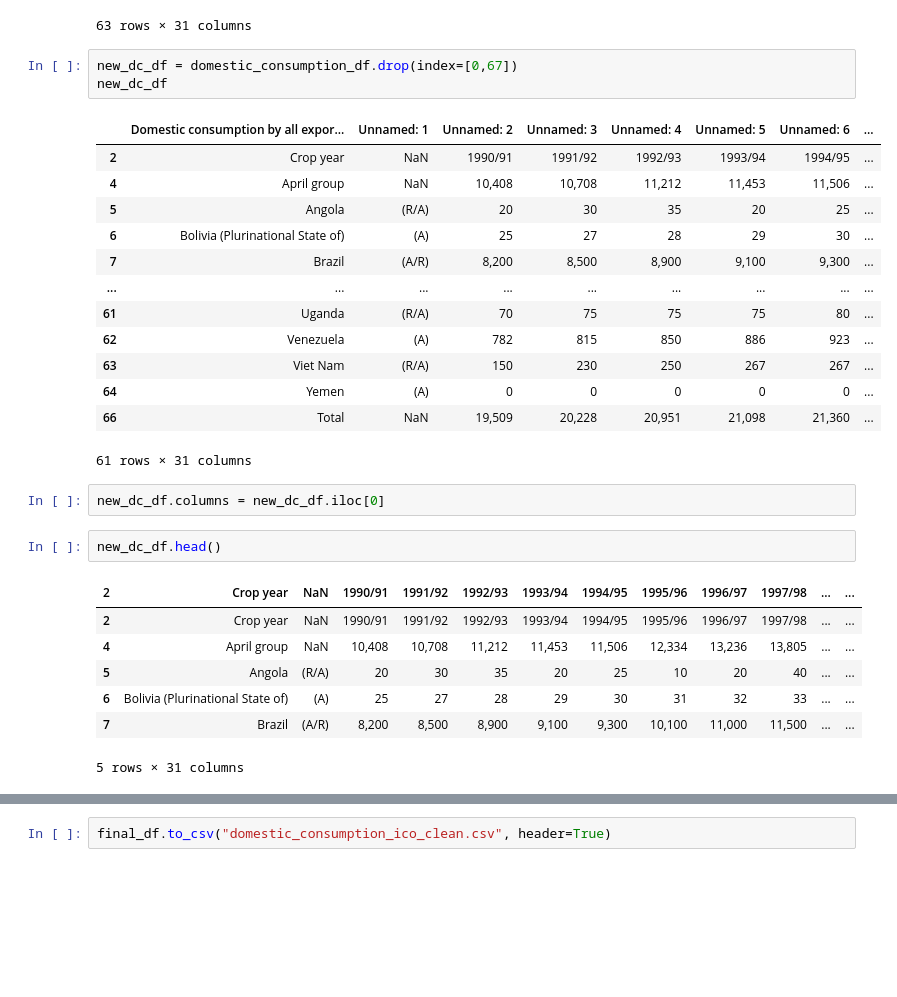
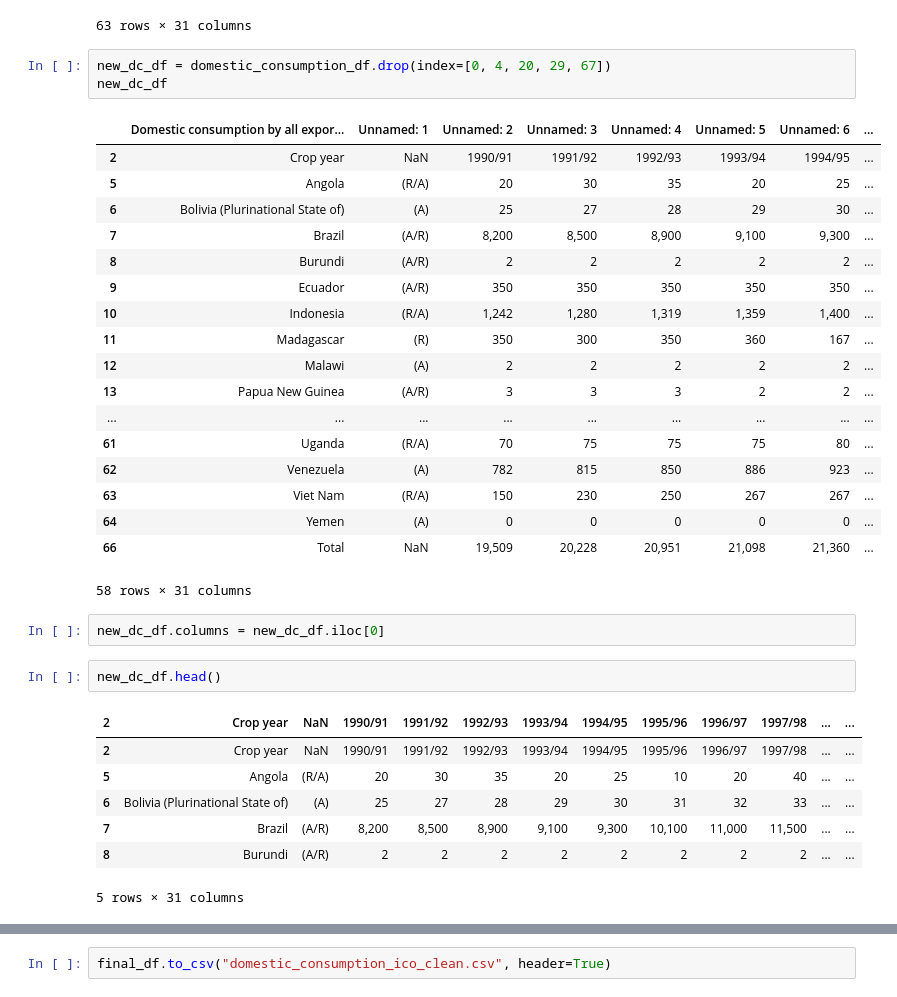
Before and after one commit to dmar0726/ETL-Project, a Jupyter notebook: ico-data/domestic_consumption_ico_clean.ipynb, the cells around one changed output, grey strips where cells are left out. Cells and saved outputs as stored; diff of their text form; blank space fills up the shorter version.

Commit message:
updated domestic_consumption_ico_clean

```diff
--- a/ico-data/domestic_consumption_ico_clean.ipynb
+++ b/ico-data/domestic_consumption_ico_clean.ipynb
@@ -37,22 +37,27 @@ domestic_consumption_df
 | 67 | © International Coffee Organization | NaN | NaN | NaN | NaN | NaN | NaN | ... |
 63 rows × 31 columns
 # %%
-new_dc_df = domestic_consumption_df.drop(index=[0,67])
+new_dc_df = domestic_consumption_df.drop(index=[0, 4, 20, 29, 67])
 new_dc_df
 # %% [output]
 |  | Domestic consumption by all expor... | Unnamed: 1 | Unnamed: 2 | Unnamed: 3 | Unnamed: 4 | Unnamed: 5 | Unnamed: 6 | ... |
 | 2 | Crop year | NaN | 1990/91 | 1991/92 | 1992/93 | 1993/94 | 1994/95 | ... |
-| 4 | April group | NaN | 10,408 | 10,708 | 11,212 | 11,453 | 11,506 | ... |
 | 5 | Angola | (R/A) | 20 | 30 | 35 | 20 | 25 | ... |
 | 6 | Bolivia (Plurinational State of) | (A) | 25 | 27 | 28 | 29 | 30 | ... |
 | 7 | Brazil | (A/R) | 8,200 | 8,500 | 8,900 | 9,100 | 9,300 | ... |
+| 8 | Burundi | (A/R) | 2 | 2 | 2 | 2 | 2 | ... |
+| 9 | Ecuador | (A/R) | 350 | 350 | 350 | 350 | 350 | ... |
+| 10 | Indonesia | (R/A) | 1,242 | 1,280 | 1,319 | 1,359 | 1,400 | ... |
+| 11 | Madagascar | (R) | 350 | 300 | 350 | 360 | 167 | ... |
+| 12 | Malawi | (A) | 2 | 2 | 2 | 2 | 2 | ... |
+| 13 | Papua New Guinea | (A/R) | 3 | 3 | 3 | 2 | 2 | ... |
 | ... | ... | ... | ... | ... | ... | ... | ... | ... |
 | 61 | Uganda | (R/A) | 70 | 75 | 75 | 75 | 80 | ... |
 | 62 | Venezuela | (A) | 782 | 815 | 850 | 886 | 923 | ... |
 | 63 | Viet Nam | (R/A) | 150 | 230 | 250 | 267 | 267 | ... |
 | 64 | Yemen | (A) | 0 | 0 | 0 | 0 | 0 | ... |
 | 66 | Total | NaN | 19,509 | 20,228 | 20,951 | 21,098 | 21,360 | ... |
-61 rows × 31 columns
+58 rows × 31 columns
 # %%
 new_dc_df.columns = new_dc_df.iloc[0]
 # %%
@@ -60,10 +65,10 @@ new_dc_df.head()
 # %% [output]
 | 2 | Crop year | NaN | 1990/91 | 1991/92 | 1992/93 | 1993/94 | 1994/95 | 1995/96 | 1996/97 | 1997/98 | ... | ... |
 | 2 | Crop year | NaN | 1990/91 | 1991/92 | 1992/93 | 1993/94 | 1994/95 | 1995/96 | 1996/97 | 1997/98 | ... | ... |
-| 4 | April group | NaN | 10,408 | 10,708 | 11,212 | 11,453 | 11,506 | 12,334 | 13,236 | 13,805 | ... | ... |
 | 5 | Angola | (R/A) | 20 | 30 | 35 | 20 | 25 | 10 | 20 | 40 | ... | ... |
 | 6 | Bolivia (Plurinational State of) | (A) | 25 | 27 | 28 | 29 | 30 | 31 | 32 | 33 | ... | ... |
 | 7 | Brazil | (A/R) | 8,200 | 8,500 | 8,900 | 9,100 | 9,300 | 10,100 | 11,000 | 11,500 | ... | ... |
+| 8 | Burundi | (A/R) | 2 | 2 | 2 | 2 | 2 | 2 | 2 | 2 | ... | ... |
 5 rows × 31 columns
 # %%
 new_dc_df = new_dc_df.drop(2)
```
Also changed, not shown: parts of 5 cells of this notebook, 1 other file.
